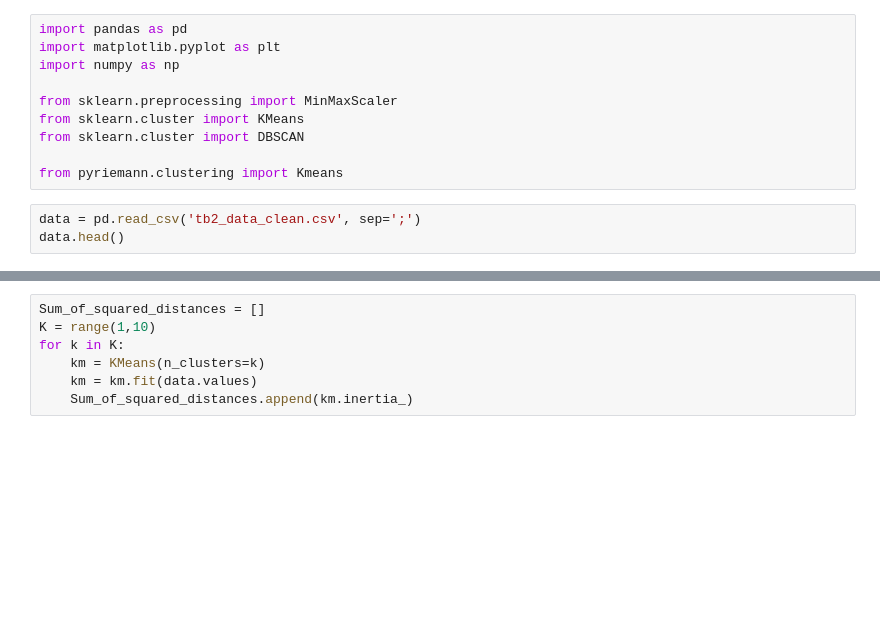
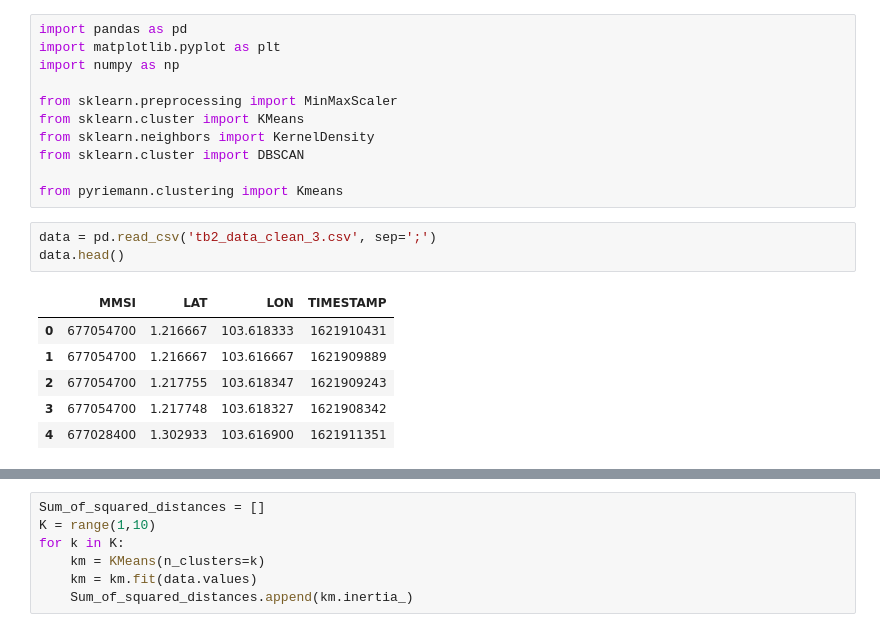
Before and after one commit to panoet/tugas-besar-2-machine-learning-umb, a Jupyter notebook: main.ipynb, the cells around one changed output, grey strips where cells are left out. Saved outputs shown, nothing was run; the diff lists cells and outputs as text; blank space fills up the shorter version.

```diff
--- a/main.ipynb
+++ b/main.ipynb
@@ -5,12 +5,20 @@ import numpy as np
 
 from sklearn.preprocessing import MinMaxScaler
 from sklearn.cluster import KMeans
+from sklearn.neighbors import KernelDensity
 from sklearn.cluster import DBSCAN
 
 from pyriemann.clustering import Kmeans
 # %%
-data = pd.read_csv('tb2_data_clean.csv', sep=';')
+data = pd.read_csv('tb2_data_clean_3.csv', sep=';')
 data.head()
+# %% [output]
+|  | MMSI | LAT | LON | TIMESTAMP |
+| 0 | 677054700 | 1.216667 | 103.618333 | 1621910431 |
+| 1 | 677054700 | 1.216667 | 103.616667 | 1621909889 |
+| 2 | 677054700 | 1.217755 | 103.618347 | 1621909243 |
+| 3 | 677054700 | 1.217748 | 103.618327 | 1621908342 |
+| 4 | 677028400 | 1.302933 | 103.616900 | 1621911351 |
 # %%
 data = data.iloc[:,1:3]
 data
```
Also changed, not shown: parts of 10 cells of this notebook.
